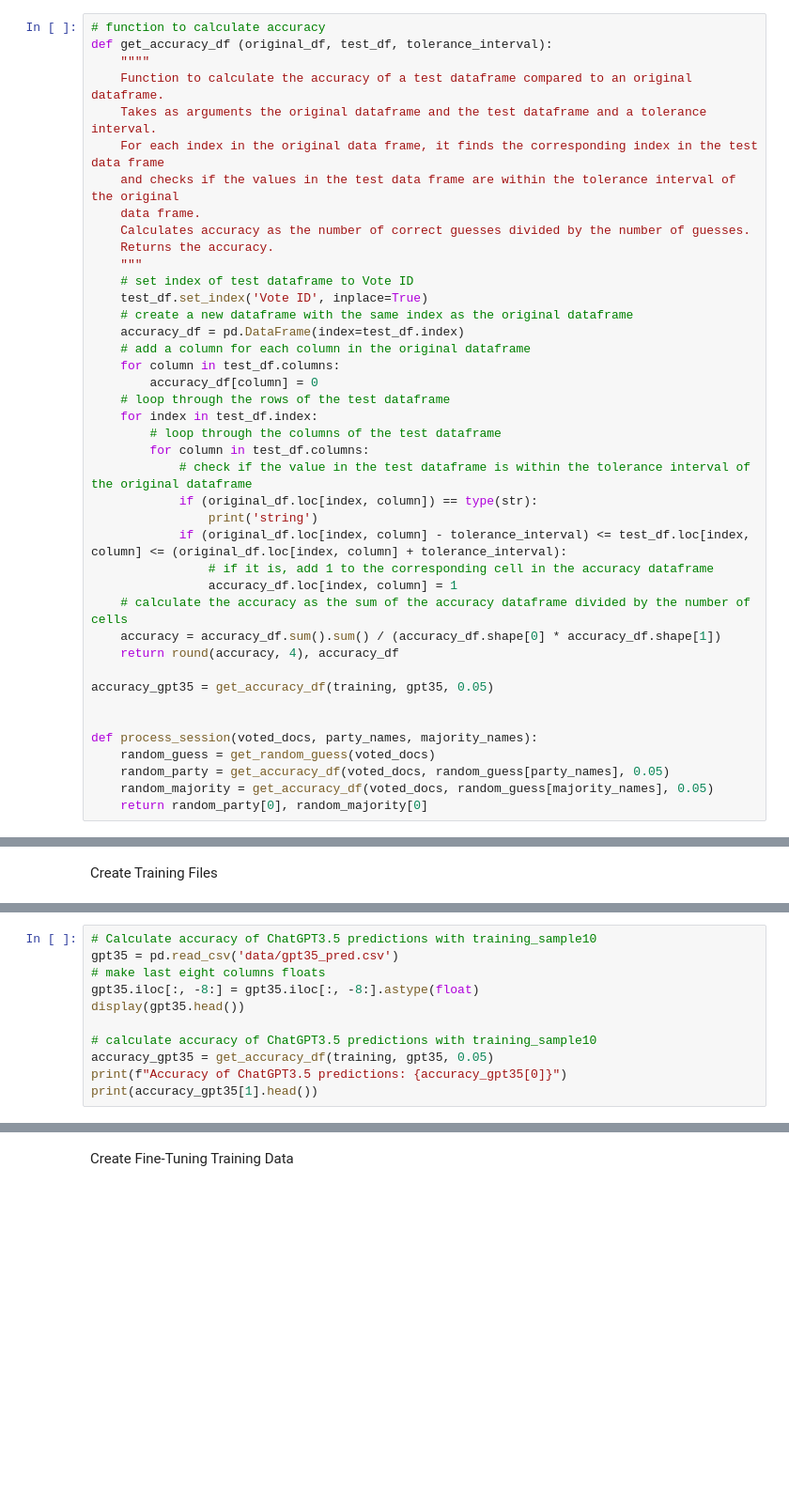
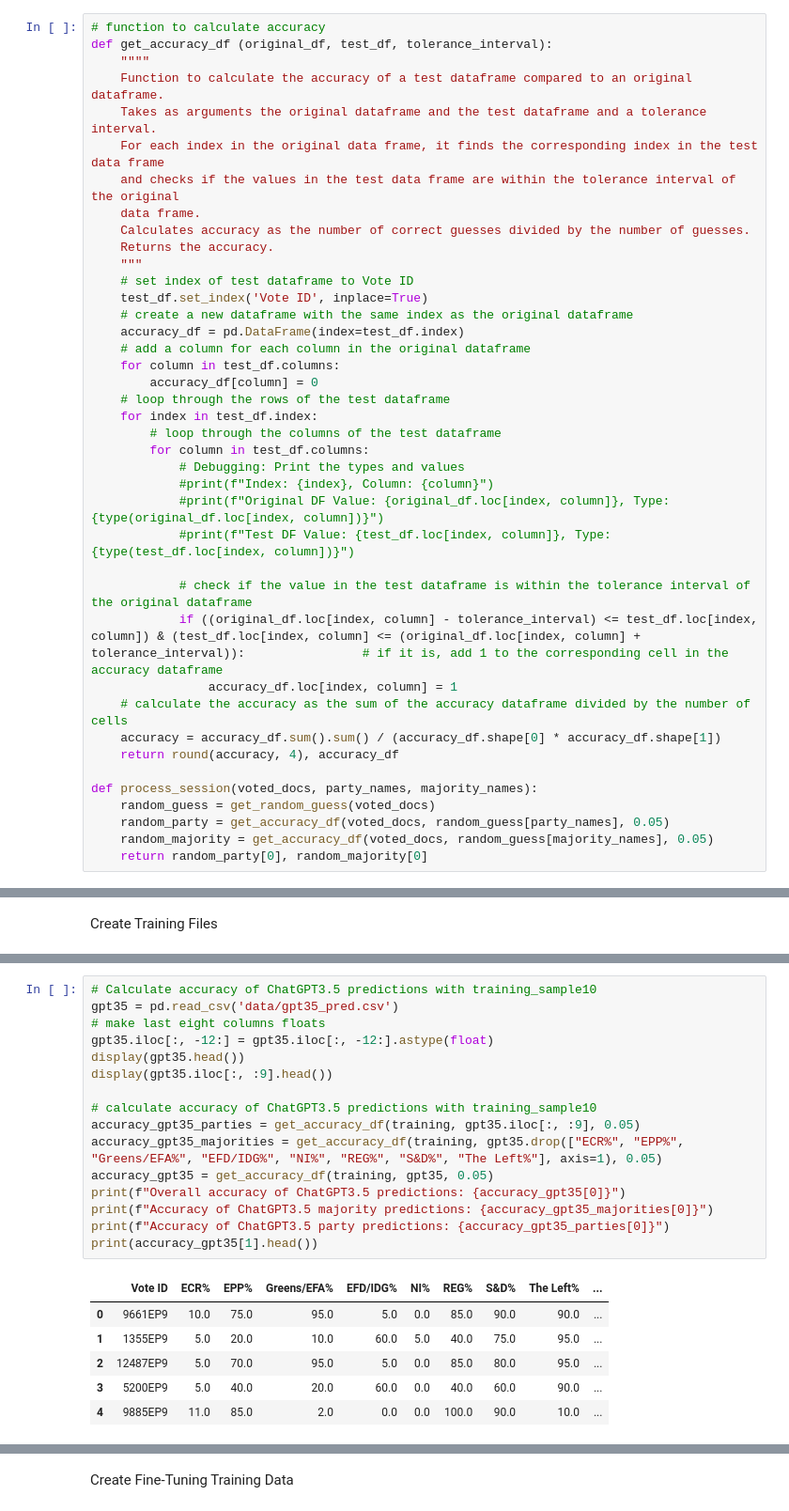
Before and after one commit to izu457/Thesis_Finetuning_GPT3.5_Political_Stance, a Jupyter notebook: Fine-Tuned Classifier.ipynb, the cells around one changed output, grey strips where cells are left out. Shown at 94% size. Saved outputs shown, nothing was run; the diff lists cells and outputs as text; blank space fills up the shorter version.

```diff
--- a/Fine-Tuned Classifier.ipynb
+++ b/Fine-Tuned Classifier.ipynb
@@ -103,18 +106,17 @@ def get_accuracy_df (original_df, test_df, tolerance_interval):
     for index in test_df.index:
         # loop through the columns of the test dataframe
         for column in test_df.columns:
+            # Debugging: Print the types and values
+            #print(f"Index: {index}, Column: {column}")
+            #print(f"Original DF Value: {original_df.loc[index, column]}, Type: {type(original_df.loc[index, column])}")
+            #print(f"Test DF Value: {test_df.loc[index, column]}, Type: {type(test_df.loc[index, column])}")
+
             # check if the value in the test dataframe is within the tolerance interval of the original dataframe
-            if (original_df.loc[index, column]) == type(str):
-                print('string')
-            if (original_df.loc[index, column] - tolerance_interval) <= test_df.loc[index, column] <= (original_df.loc[index, column] + tolerance_interval):
-                # if it is, add 1 to the corresponding cell in the accuracy dataframe
+            if ((original_df.loc[index, column] - tolerance_interval) <= test_df.loc[index, column]) & (test_df.loc[index, column] <= (original_df.loc[index, column] + tolerance_interval)):                # if it is, add 1 to the corresponding cell in the accuracy dataframe
                 accuracy_df.loc[index, column] = 1
     # calculate the accuracy as the sum of the accuracy dataframe divided by the number of cells
     accuracy = accuracy_df.sum().sum() / (accuracy_df.shape[0] * accuracy_df.shape[1])
     return round(accuracy, 4), accuracy_df
-
-accuracy_gpt35 = get_accuracy_df(training, gpt35, 0.05)
-
 
 def process_session(voted_docs, party_names, majority_names):
     random_guess = get_random_guess(voted_docs)
@@ -301,12 +304,23 @@ Name: Consensus, Length: 417, dtype: float64' has dtype incompatible with int64,
 # %%
 # Calculate accuracy of ChatGPT3.5 predictions with training_sample10
 gpt35 = pd.read_csv('data/gpt35_pred.csv')
 # make last eight columns floats
-gpt35.iloc[:, -8:] = gpt35.iloc[:, -8:].astype(float)
+gpt35.iloc[:, -12:] = gpt35.iloc[:, -12:].astype(float)
 display(gpt35.head())
+display(gpt35.iloc[:, :9].head())
 
 # calculate accuracy of ChatGPT3.5 predictions with training_sample10
+accuracy_gpt35_parties = get_accuracy_df(training, gpt35.iloc[:, :9], 0.05)
+accuracy_gpt35_majorities = get_accuracy_df(training, gpt35.drop(["ECR%", "EPP%", "Greens/EFA%", "EFD/IDG%", "NI%", "REG%", "S&D%", "The Left%"], axis=1), 0.05)
 accuracy_gpt35 = get_accuracy_df(training, gpt35, 0.05)
-print(f"Accuracy of ChatGPT3.5 predictions: {accuracy_gpt35[0]}")
+print(f"Overall accuracy of ChatGPT3.5 predictions: {accuracy_gpt35[0]}")
+print(f"Accuracy of ChatGPT3.5 majority predictions: {accuracy_gpt35_majorities[0]}")
+print(f"Accuracy of ChatGPT3.5 party predictions: {accuracy_gpt35_parties[0]}")
 print(accuracy_gpt35[1].head())
 # %% [output]
+|  | Vote ID | ECR% | EPP% | Greens/EFA% | EFD/IDG% | NI% | REG% | S&D% | The Left% | ... |
+| 0 | 9661EP9 | 10.0 | 75.0 | 95.0 | 5.0 | 0.0 | 85.0 | 90.0 | 90.0 | ... |
+| 1 | 1355EP9 | 5.0 | 20.0 | 10.0 | 60.0 | 5.0 | 40.0 | 75.0 | 95.0 | ... |
+| 2 | 12487EP9 | 5.0 | 70.0 | 95.0 | 5.0 | 0.0 | 85.0 | 80.0 | 95.0 | ... |
+| 3 | 5200EP9 | 5.0 | 40.0 | 20.0 | 60.0 | 0.0 | 40.0 | 60.0 | 90.0 | ... |
+| 4 | 9885EP9 | 11.0 | 85.0 | 2.0 | 0.0 | 0.0 | 100.0 | 90.0 | 10.0 | ... |
```
Also changed, not shown: parts of 6 cells of this notebook, 5 other files.
